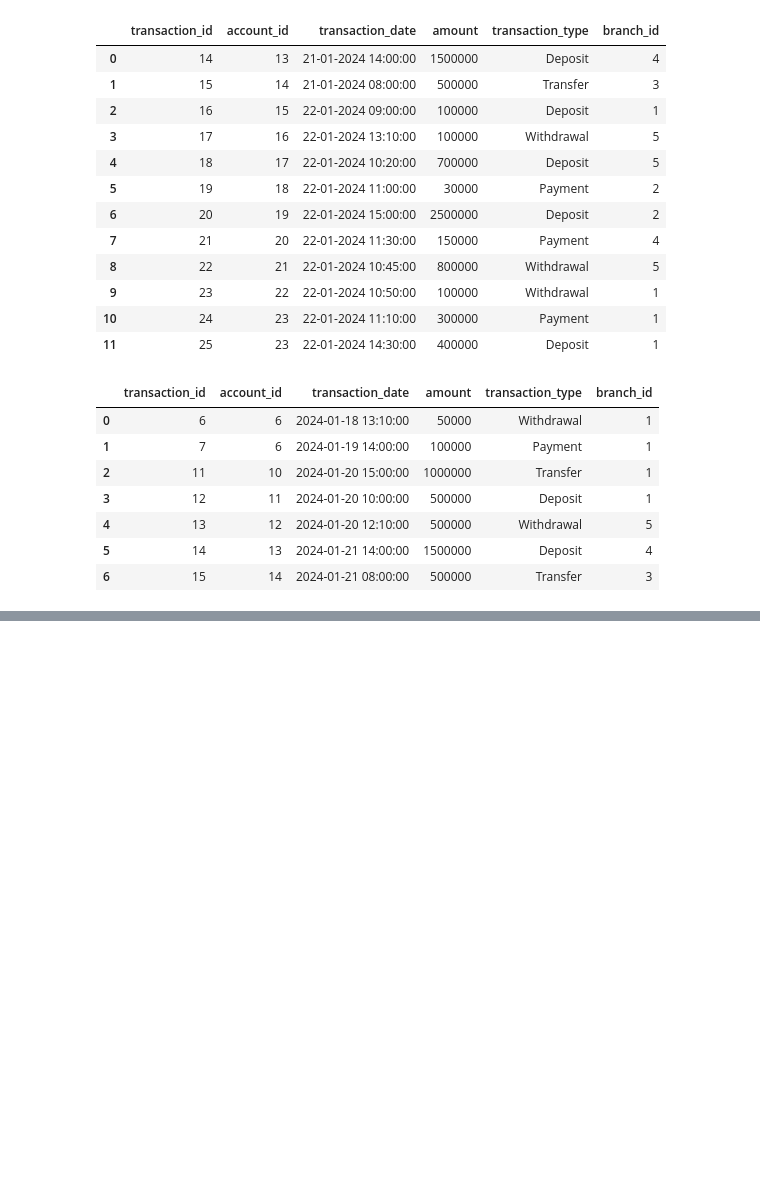
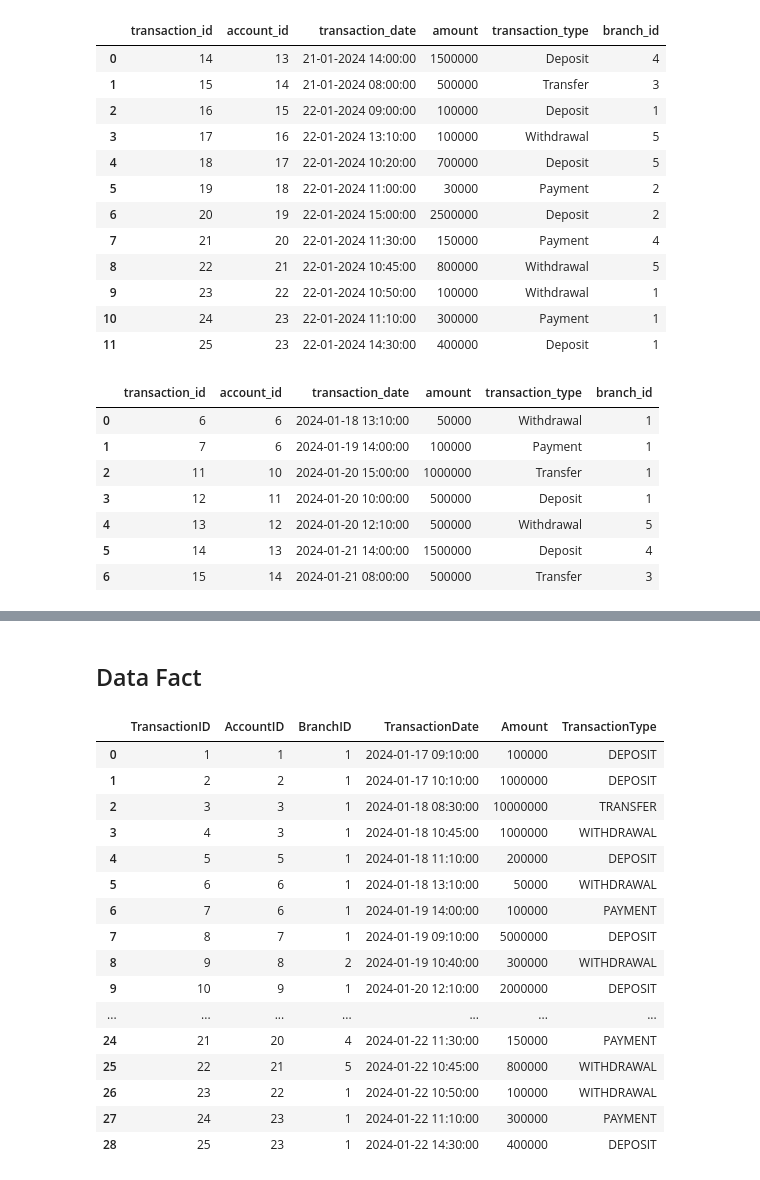
Before and after one commit to reesarosyid/data-engineer-intern, a Jupyter notebook: tryextract.ipynb, the cells around one changed output, grey strips where cells are left out. Drawn from its saved outputs; the diff is of its cells as text; code cells hidden in the pictures; blank space fills up the shorter version.

```diff
--- a/tryextract.ipynb
+++ b/tryextract.ipynb
@@ -158,0 +261,28 @@ df_transaction_excel
+# %% [markdown]
+## Data Fact
+# %%
+df_transaction_csv["transaction_date"] = pd.to_datetime(df_transaction_csv["transaction_date"], format="%d-%m-%Y %H:%M:%S")
+FactTransaction = pd.concat([df_transaction_db, df_transaction_excel, df_transaction_csv], ignore_index=True)
+FactTransaction.drop_duplicates()
+FactTransaction.columns = ['TransactionID', 'AccountID', 'TransactionDate', 'Amount', 'TransactionType', 'BranchID']
+FactTransaction = FactTransaction[['TransactionID', 'AccountID', 'BranchID', 'TransactionDate', 'Amount', 'TransactionType']]
+FactTransaction["TransactionType"] = FactTransaction["TransactionType"].str.upper()
+FactTransaction
+# %% [output]
+|  | TransactionID | AccountID | BranchID | TransactionDate | Amount | TransactionType |
+| 0 | 1 | 1 | 1 | 2024-01-17 09:10:00 | 100000 | DEPOSIT |
+| 1 | 2 | 2 | 1 | 2024-01-17 10:10:00 | 1000000 | DEPOSIT |
+| 2 | 3 | 3 | 1 | 2024-01-18 08:30:00 | 10000000 | TRANSFER |
+| 3 | 4 | 3 | 1 | 2024-01-18 10:45:00 | 1000000 | WITHDRAWAL |
+| 4 | 5 | 5 | 1 | 2024-01-18 11:10:00 | 200000 | DEPOSIT |
+| 5 | 6 | 6 | 1 | 2024-01-18 13:10:00 | 50000 | WITHDRAWAL |
+| 6 | 7 | 6 | 1 | 2024-01-19 14:00:00 | 100000 | PAYMENT |
+| 7 | 8 | 7 | 1 | 2024-01-19 09:10:00 | 5000000 | DEPOSIT |
+| 8 | 9 | 8 | 2 | 2024-01-19 10:40:00 | 300000 | WITHDRAWAL |
+| 9 | 10 | 9 | 1 | 2024-01-20 12:10:00 | 2000000 | DEPOSIT |
+| ... | ... | ... | ... | ... | ... | ... |
+| 24 | 21 | 20 | 4 | 2024-01-22 11:30:00 | 150000 | PAYMENT |
+| 25 | 22 | 21 | 5 | 2024-01-22 10:45:00 | 800000 | WITHDRAWAL |
+| 26 | 23 | 22 | 1 | 2024-01-22 10:50:00 | 100000 | WITHDRAWAL |
+| 27 | 24 | 23 | 1 | 2024-01-22 11:10:00 | 300000 | PAYMENT |
+| 28 | 25 | 23 | 1 | 2024-01-22 14:30:00 | 400000 | DEPOSIT |
```
Also changed, not shown: parts of 16 cells of this notebook, 3 other files.
